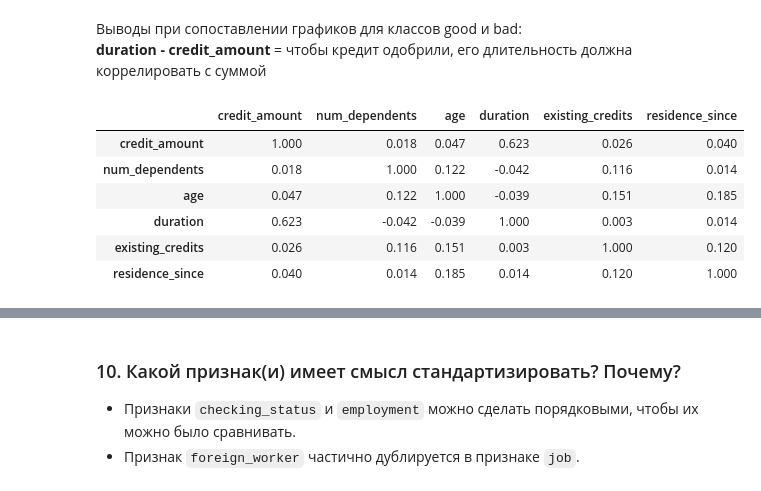
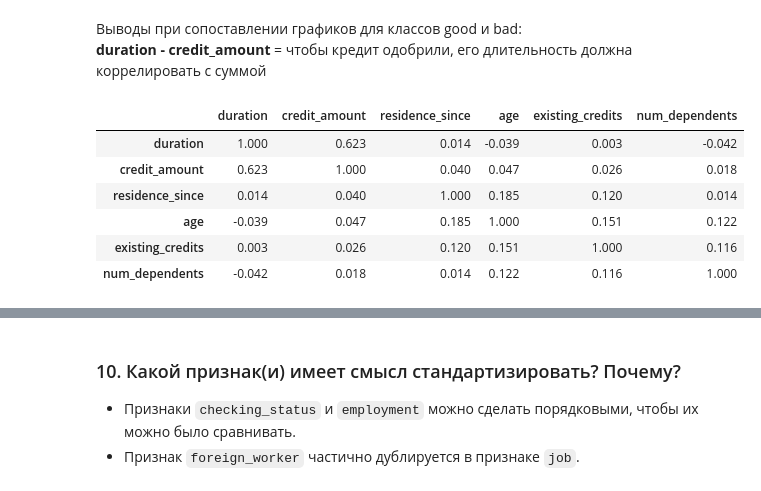
Before and after one commit to Donutellko/IAD, a Jupyter notebook: HW_1/lab1_task.ipynb, the cells around one changed output, grey strips where cells are left out. Drawn from its saved outputs; the diff is of its cells as text; code cells hidden in the pictures.

```diff
--- a/HW_1/lab1_task.ipynb
+++ b/HW_1/lab1_task.ipynb
@@ -409,16 +409,16 @@ sns.pairplot(credit_df[numeric_columns], corner=True)
 # %%
 # sns.pairplot(bad[numeric_columns], corner=True)
 # %%
-corr_matrix = credit_df[num_columns].corr()
+corr_matrix = credit_df.corr()
 corr_matrix
 # %% [output]
-|  | credit_amount | num_dependents | age | duration | existing_credits | residence_since |
-| credit_amount | 1.000 | 0.018 | 0.047 | 0.623 | 0.026 | 0.040 |
-| num_dependents | 0.018 | 1.000 | 0.122 | -0.042 | 0.116 | 0.014 |
-| age | 0.047 | 0.122 | 1.000 | -0.039 | 0.151 | 0.185 |
-| duration | 0.623 | -0.042 | -0.039 | 1.000 | 0.003 | 0.014 |
-| existing_credits | 0.026 | 0.116 | 0.151 | 0.003 | 1.000 | 0.120 |
-| residence_since | 0.040 | 0.014 | 0.185 | 0.014 | 0.120 | 1.000 |
+|  | duration | credit_amount | residence_since | age | existing_credits | num_dependents |
+| duration | 1.000 | 0.623 | 0.014 | -0.039 | 0.003 | -0.042 |
+| credit_amount | 0.623 | 1.000 | 0.040 | 0.047 | 0.026 | 0.018 |
+| residence_since | 0.014 | 0.040 | 1.000 | 0.185 | 0.120 | 0.014 |
+| age | -0.039 | 0.047 | 0.185 | 1.000 | 0.151 | 0.122 |
+| existing_credits | 0.003 | 0.026 | 0.120 | 0.151 | 1.000 | 0.116 |
+| num_dependents | -0.042 | 0.018 | 0.014 | 0.122 | 0.116 | 1.000 |
 # %%
 sns.heatmap(corr_matrix, annot=True, annot_kws={"size":12})
 # %% [output]
```
Also changed, not shown: parts of 1 cell of this notebook.
